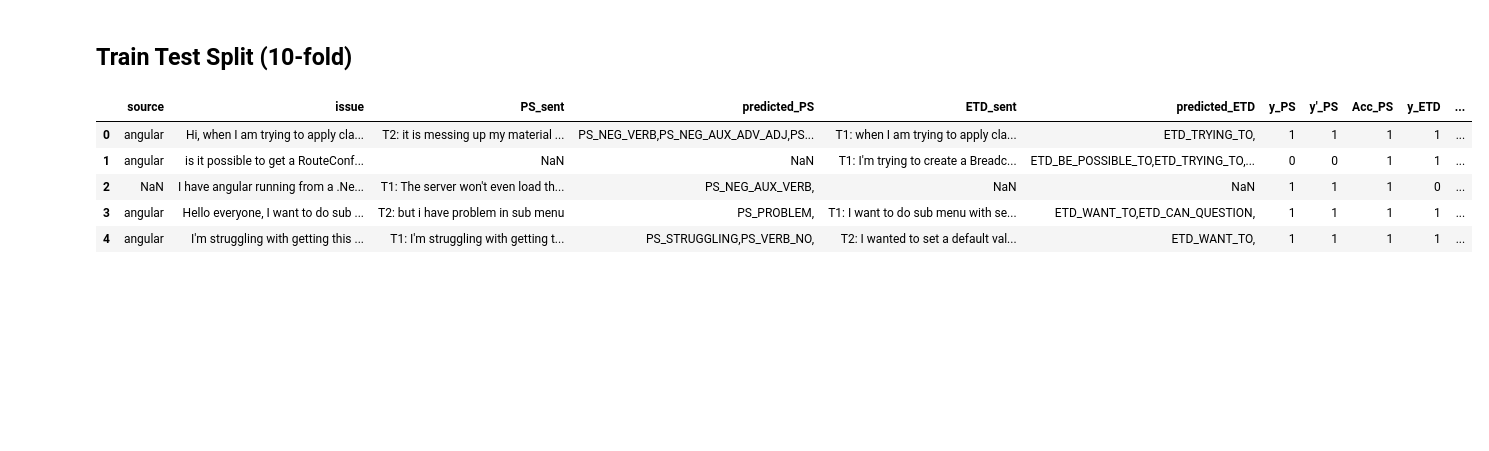
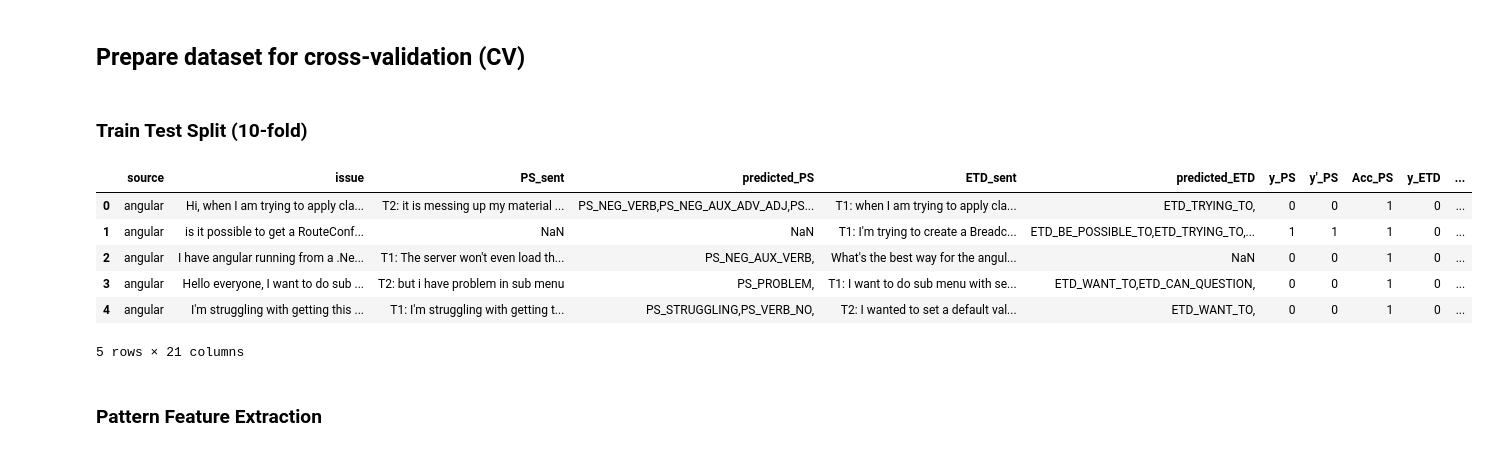
Before and after one commit to NoleWang/Respondent_Recommendation, a Jupyter notebook: model/Missing_Info_Detect_SVM.ipynb, the cells around one changed output. Drawn from its saved outputs; the diff is of its cells as text; code cells hidden in the pictures; blank space fills up the shorter version.

```diff
--- a/model/Missing_Info_Detect_SVM.ipynb
+++ b/model/Missing_Info_Detect_SVM.ipynb
@@ -68,17 +69,20 @@ y_etd_train = df_label_training["y_ETD"].values
 y_ps_train = df_label_training["y_PS"].values
 y_etd_test = df_label_testing["y_ETD"].values
 y_ps_test = df_label_testing["y_PS"].values
+# %% [markdown]
+## Prepare dataset for cross-validation (CV)
 # %% [markdown]
-## Train Test Split (10-fold)
+### Train Test Split (10-fold)
 # %%
-df_all = pd.read_csv("../Data/chat_pattern/chat_test_1000.csv")
+df_all = pd.read_csv("../Data/chat_pattern/chat_test_missing_1000.csv")
 df_all.head()
 # %% [output]
 |  | source | issue | PS_sent | predicted_PS | ETD_sent | predicted_ETD | y_PS | y'_PS | Acc_PS | y_ETD | ... |
-| 0 | angular | Hi, when I am trying to apply cla... | T2: it is messing up my material ... | PS_NEG_VERB,PS_NEG_AUX_ADV_ADJ,PS... | T1: when I am trying to apply cla... | ETD_TRYING_TO, | 1 | 1 | 1 | 1 | ... |
-| 1 | angular | is it possible to get a RouteConf... | NaN | NaN | T1: I'm trying to create a Breadc... | ETD_BE_POSSIBLE_TO,ETD_TRYING_TO,... | 0 | 0 | 1 | 1 | ... |
-| 2 | NaN | I have angular running from a .Ne... | T1: The server won't even load th... | PS_NEG_AUX_VERB, | NaN | NaN | 1 | 1 | 1 | 0 | ... |
-| 3 | angular | Hello everyone, I want to do sub ... | T2: but i have problem in sub menu | PS_PROBLEM, | T1: I want to do sub menu with se... | ETD_WANT_TO,ETD_CAN_QUESTION, | 1 | 1 | 1 | 1 | ... |
-| 4 | angular | I'm struggling with getting this ... | T1: I'm struggling with getting t... | PS_STRUGGLING,PS_VERB_NO, | T2: I wanted to set a default val... | ETD_WANT_TO, | 1 | 1 | 1 | 1 | ... |
+| 0 | angular | Hi, when I am trying to apply cla... | T2: it is messing up my material ... | PS_NEG_VERB,PS_NEG_AUX_ADV_ADJ,PS... | T1: when I am trying to apply cla... | ETD_TRYING_TO, | 0 | 0 | 1 | 0 | ... |
+| 1 | angular | is it possible to get a RouteConf... | NaN | NaN | T1: I'm trying to create a Breadc... | ETD_BE_POSSIBLE_TO,ETD_TRYING_TO,... | 1 | 1 | 1 | 0 | ... |
+| 2 | angular | I have angular running from a .Ne... | T1: The server won't even load th... | PS_NEG_AUX_VERB, | What's the best way for the angul... | NaN | 0 | 0 | 1 | 0 | ... |
+| 3 | angular | Hello everyone, I want to do sub ... | T2: but i have problem in sub menu | PS_PROBLEM, | T1: I want to do sub menu with se... | ETD_WANT_TO,ETD_CAN_QUESTION, | 0 | 0 | 1 | 0 | ... |
+| 4 | angular | I'm struggling with getting this ... | T1: I'm struggling with getting t... | PS_STRUGGLING,PS_VERB_NO, | T2: I wanted to set a default val... | ETD_WANT_TO, | 0 | 0 | 1 | 0 | ... |
+5 rows × 21 columns
 # %%
 df_random = df_all.sample(n=len(df_all),ignore_index=True)
@@ -100,3 +103,5 @@ for i in range(len(df_split)):
     df_train.to_csv(train_path+str(i)+"/"+"train_800.csv",index = None)
     df_val.to_csv(train_path+str(i)+"/"+"val_100.csv",index = None)
     df_test.to_csv(train_path+str(i)+"/"+"test_100.csv",index = None)
+# %% [markdown]
+### Pattern Feature Extraction
```
Also changed, not shown: parts of 43 cells of this notebook, 3 other files.
